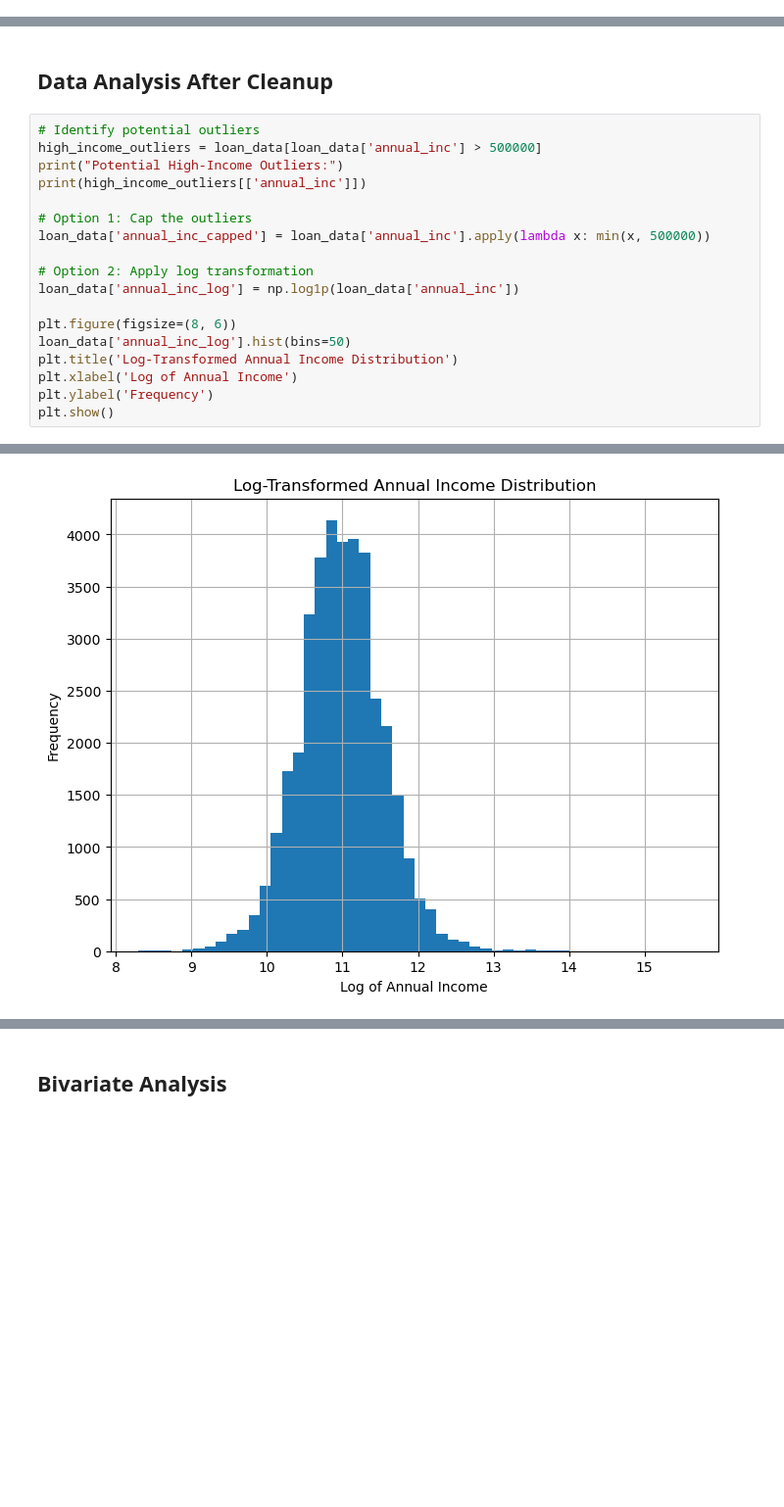
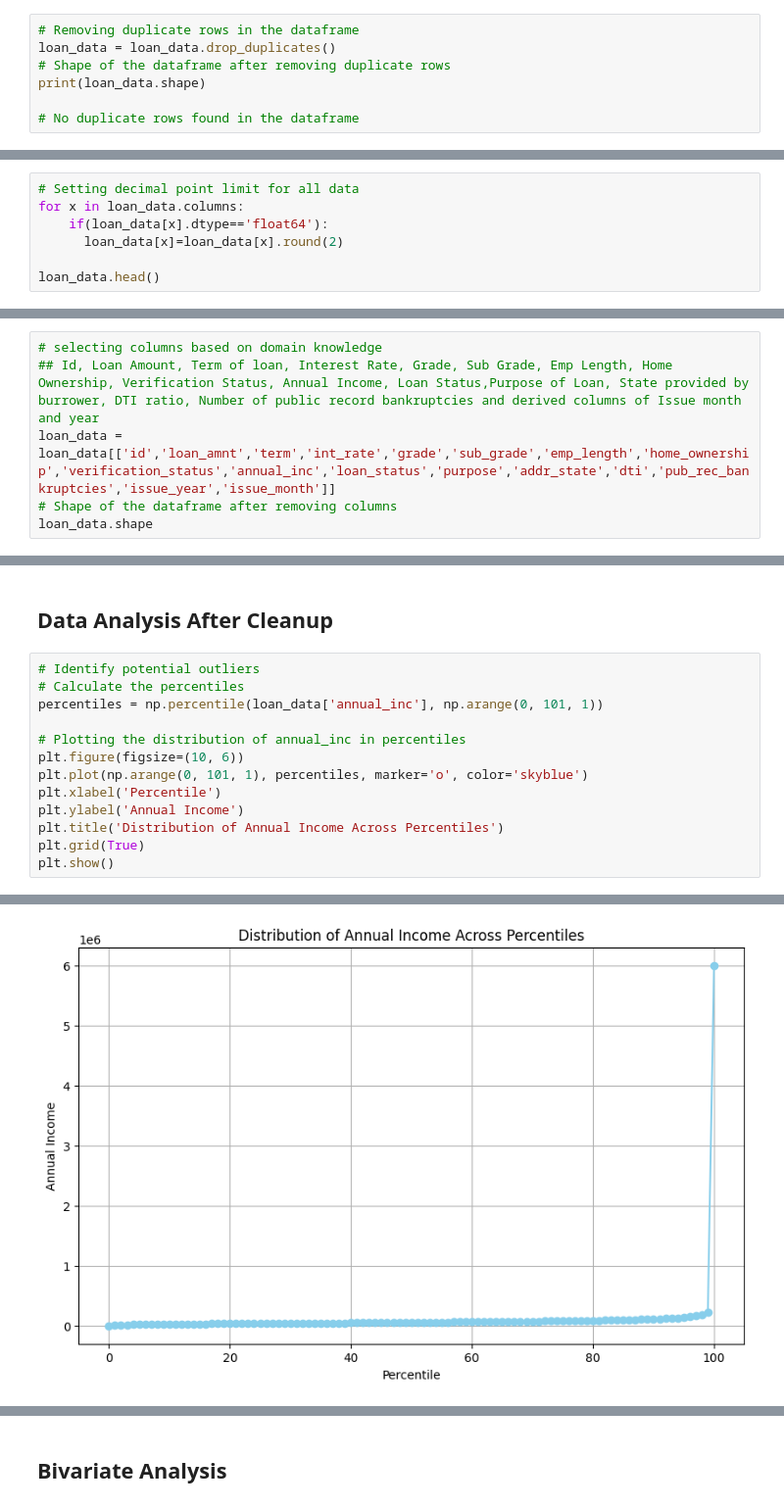
Before and after one commit to shashankgd/LendingClubCaseStudy, a Jupyter notebook: Group_Facilitator_Shashank.ipynb, the cells around one changed output, grey strips where cells are left out. Shown at 98% size. Cells and saved outputs as stored; diff of their text form; blank space fills up the shorter version.

```diff
--- a/Group_Facilitator_Shashank.ipynb
+++ b/Group_Facilitator_Shashank.ipynb
@@ -133,0 +365,7 @@ Index(['grade', 'sub_grade', 'emp_title', 'home_ownership',
+# %%
+# Removing duplicate rows in the dataframe
+loan_data = loan_data.drop_duplicates()
+# Shape of the dataframe after removing duplicate rows
+print(loan_data.shape)
+
+# No duplicate rows found in the dataframe
@@ -133,0 +411,7 @@ Index(['grade', 'sub_grade', 'emp_title', 'home_ownership',
+# %%
+# Setting decimal point limit for all data
+for x in loan_data.columns:
+    if(loan_data[x].dtype=='float64'):
+      loan_data[x]=loan_data[x].round(2)
+
+loan_data.head()
@@ -133,0 +437,6 @@ Index(['grade', 'sub_grade', 'emp_title', 'home_ownership',
+# %%
+# selecting columns based on domain knowledge
+## Id, Loan Amount, Term of loan, Interest Rate, Grade, Sub Grade, Emp Length, Home Ownership, Verification Status, Annual Income, Loan Status,Purpose of Loan, State provided by burrower, DTI ratio, Number of public record bankruptcies and derived columns of Issue month and year
+loan_data = loan_data[['id','loan_amnt','term','int_rate','grade','sub_grade','emp_length','home_ownership','verification_status','annual_inc','loan_status','purpose','addr_state','dti','pub_rec_bankruptcies','issue_year','issue_month']]
+# Shape of the dataframe after removing columns
+loan_data.shape
@@ -135,20 +452,15 @@ Index(['grade', 'sub_grade', 'emp_title', 'home_ownership',
 ## Data Analysis After Cleanup
 # %%
 # Identify potential outliers
-high_income_outliers = loan_data[loan_data['annual_inc'] > 500000]
-print("Potential High-Income Outliers:")
-print(high_income_outliers[['annual_inc']])
+# Calculate the percentiles
+percentiles = np.percentile(loan_data['annual_inc'], np.arange(0, 101, 1))
 
-# Option 1: Cap the outliers
-loan_data['annual_inc_capped'] = loan_data['annual_inc'].apply(lambda x: min(x, 500000))
-
-# Option 2: Apply log transformation
-loan_data['annual_inc_log'] = np.log1p(loan_data['annual_inc'])
-
-plt.figure(figsize=(8, 6))
-loan_data['annual_inc_log'].hist(bins=50)
-plt.title('Log-Transformed Annual Income Distribution')
-plt.xlabel('Log of Annual Income')
-plt.ylabel('Frequency')
+# Plotting the distribution of annual_inc in percentiles
+plt.figure(figsize=(10, 6))
+plt.plot(np.arange(0, 101, 1), percentiles, marker='o', color='skyblue')
+plt.xlabel('Percentile')
+plt.ylabel('Annual Income')
+plt.title('Distribution of Annual Income Across Percentiles')
+plt.grid(True)
 plt.show()
 # %% [output]
@@ -170 +467 @@ Potential High-Income Outliers:
-[figure, old version]
+[figure, new version]
```
Also changed, not shown: parts of 110 cells of this notebook, 4 other files.
